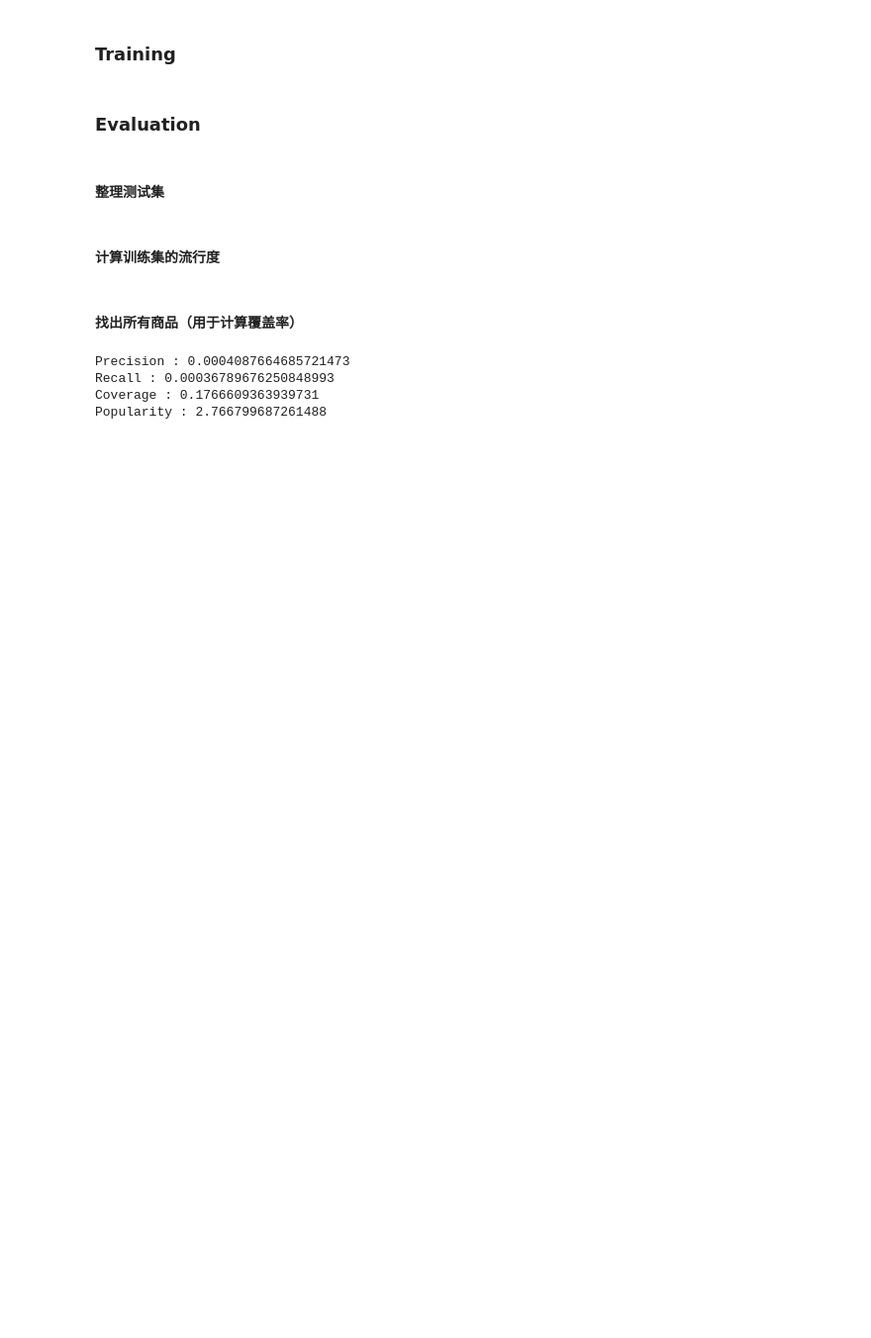
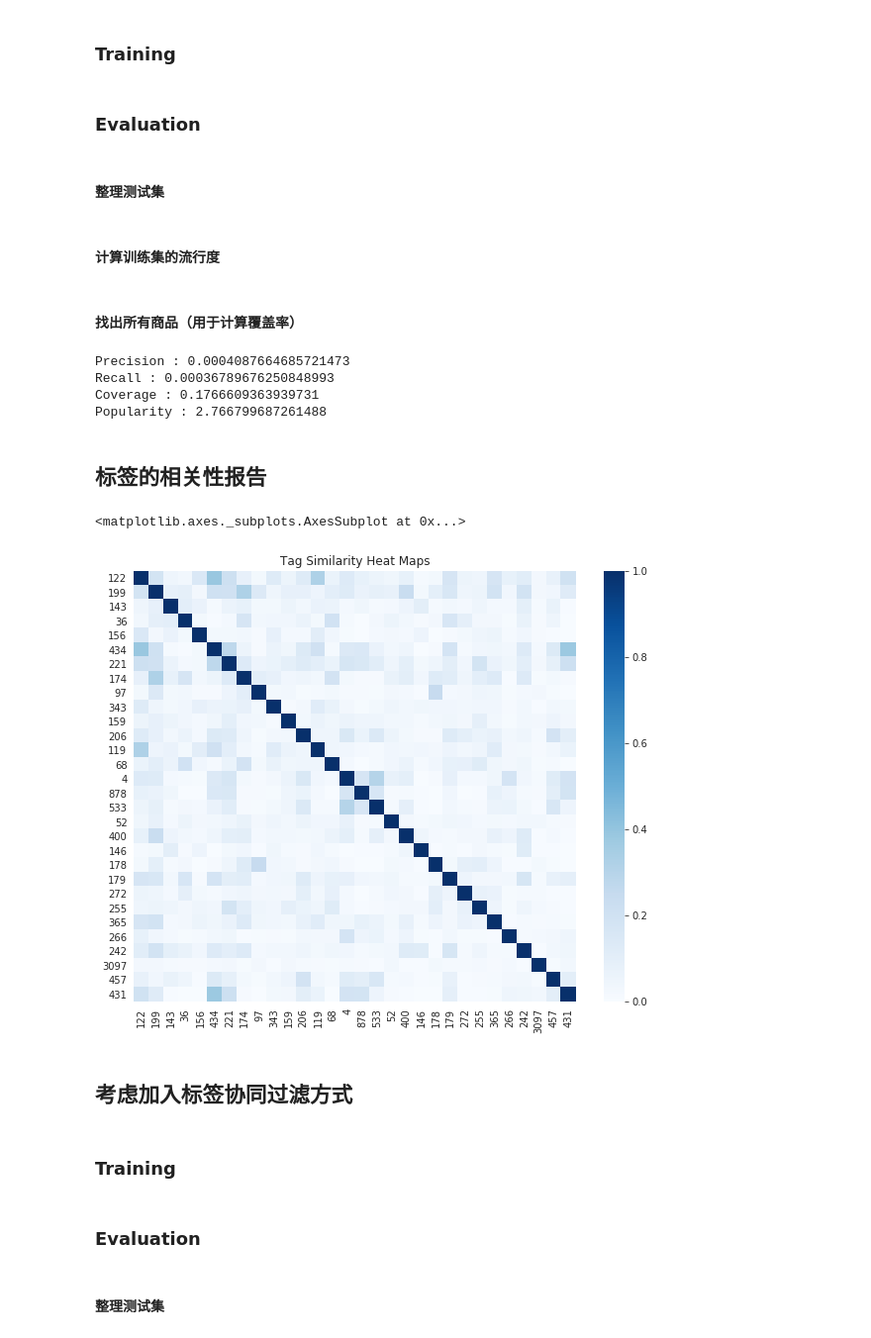
Before and after one commit to qcymkxyc/RecSys, a Jupyter notebook: Recommend System.ipynb, the cells around one changed output. Shown at 99% size. Saved outputs shown, nothing was run; the diff lists cells and outputs as text; code cells hidden in the pictures; blank space fills up the shorter version.

```diff
--- a/Recommend System.ipynb
+++ b/Recommend System.ipynb
@@ -897,3 +897,38 @@ Precision : 0.0004087664685721473
 Recall : 0.00036789676250848993
 Coverage : 0.1766609363939731
 Popularity : 2.766799687261488
+# %% [markdown]
+## 标签的相关性报告
+# %%
+from util.delicious_reader import split_data
+
+origin_train, origin_test = split_data(
+                filename="data/delicious-2k/user_taggedbookmarks-timestamps.dat",
+                k=1,
+                cv_folder=10
+)
+# %%
+from chapter4 import sim_tag_rec
+from imp import reload
+reload(sim_tag_rec)
+
+model = sim_tag_rec.SimTagTFIDF()
+model.train(origin_data=origin_train)
+# %%
+similarity_matrix = model.tag_vec_report(tops=30)
+# %%
+import seaborn as sns
+sns.set_style("whitegrid")
+plt.figure(figsize=(10,8))
+
+plt.title("Tag Similarity Heat Maps")
+plt.xlabel("Tags")
+plt.ylabel("Tags")
+sns.heatmap(similarity_matrix,cmap=plt.cm.Blues,)
+# %% [output]
+<matplotlib.axes._subplots.AxesSubplot at 0x...>
+[figure, added]
+# %% [markdown]
+## 考虑加入标签协同过滤方式
+# %% [markdown]
+### Training
@@ -899,0 +942,4 @@ Popularity : 2.766799687261488
+# %% [markdown]
+### Evaluation
+# %% [markdown]
+#### 整理测试集
```
Also changed, not shown: parts of 10 cells of this notebook, 5 other files.
